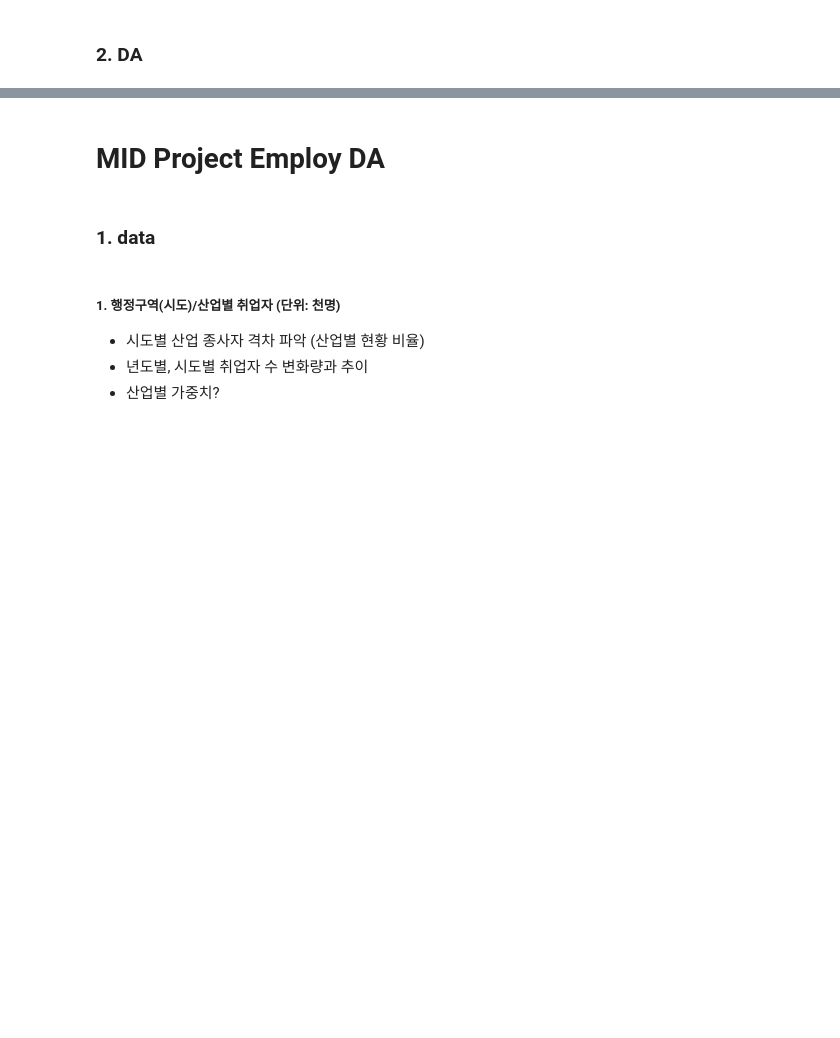
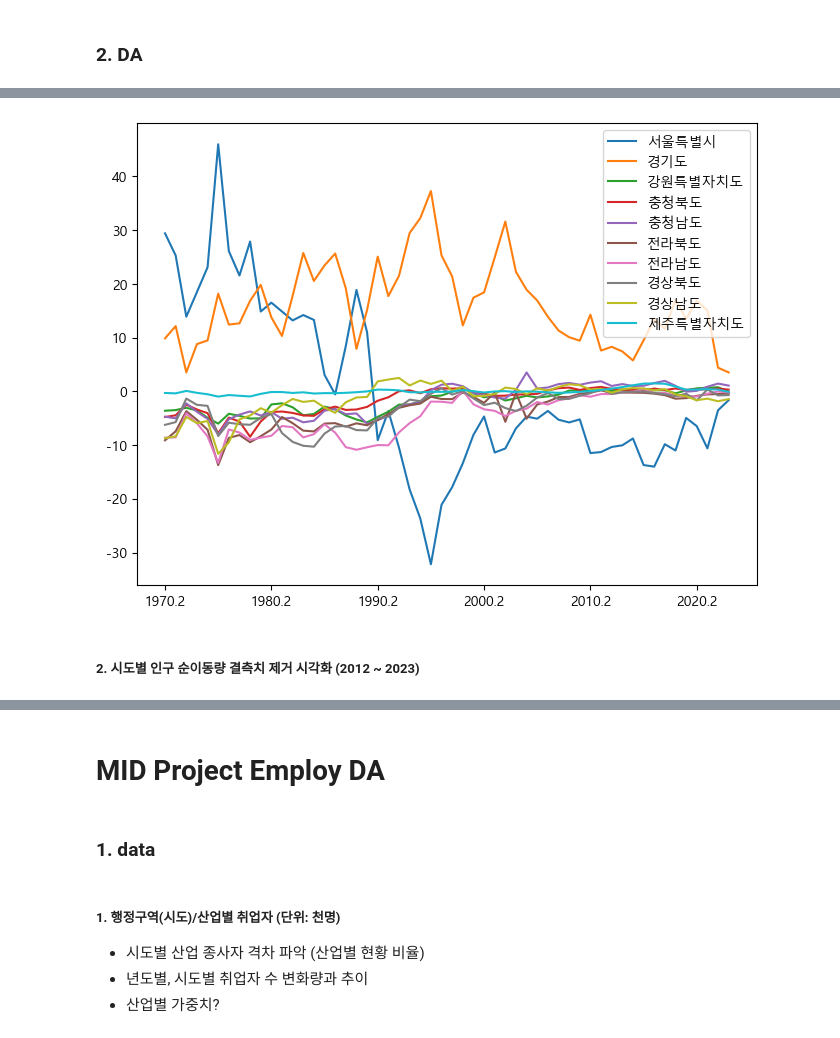
Before and after one commit to KimHyoJun99/LIKELION_AI, a Jupyter notebook: Project/MID_PROJECT/MP.ipynb, the cells around one changed output, grey strips where cells are left out. Cells and saved outputs as stored; diff of their text form; code cells hidden in the pictures; blank space fills up the shorter version.

```diff
--- a/Project/MID_PROJECT/MP.ipynb
+++ b/Project/MID_PROJECT/MP.ipynb
@@ -130,0 +151,11 @@ df_trans_diff
+# %%
+(df_trans_diff_do/10000).plot(kind="line", figsize=(8,6))
+
+plt.rcParams["axes.unicode_minus"] = False
+plt.rc("font", family="Malgun Gothic")
+plt.legend()
+plt.show()
+# %% [output]
+[figure, added]
+# %% [markdown]
+##### 2. 시도별 인구 순이동량 결측치 제거 시각화 (2012 ~ 2023)
```
Also changed, not shown: parts of 20 cells of this notebook.
